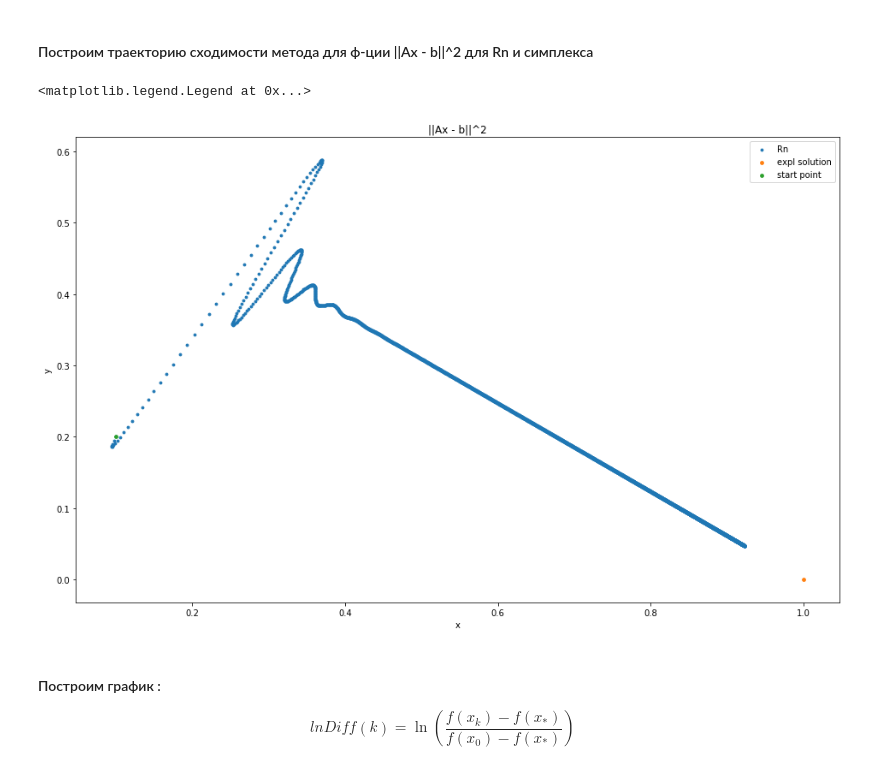
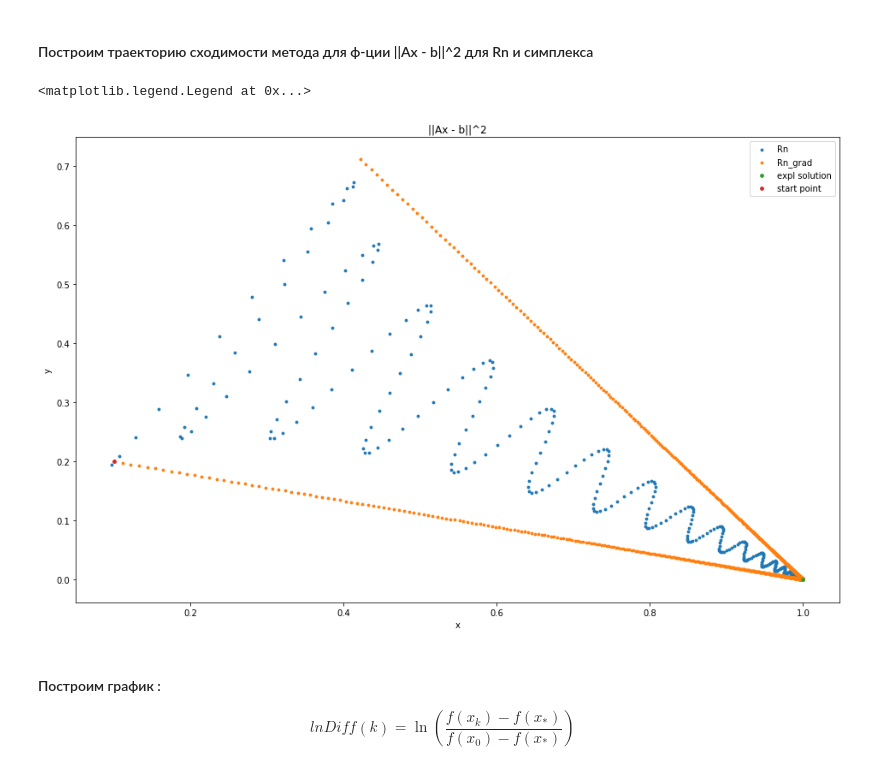
Before and after one commit to optimization673/io_grad_methods, a Jupyter notebook: report3.ipynb, the cells around one changed output. Drawn from its saved outputs; the diff is of its cells as text; code cells hidden in the pictures.

```diff
--- a/report3.ipynb
+++ b/report3.ipynb
@@ -13,7 +13,7 @@ plt.rcParams['figure.figsize'] = (13, 7)
 Y0     = 0
 # Alpha = 1/(2L)
 #ALPHA  = 1/72
-STEP   = 0.01
+STEP   = 0.15
 L = 36
 # %%
 #implementation
@@ -23,12 +23,14 @@ def FastDualAveraging(target, x0, eps, set_type = "rn", grad = approx_fprime, st
 
     grad_sum = np.zeros((len(x0),))
     zk = [x0]
+    xk = [x0]
 
     while True :
         index += 1
         y_old = y_new
         #x_k+1
         x_new = ALPHA(index)*y_old + (1 - ALPHA(index))*zk[index - 1]
+        xk.append(x_new)
         grad_sum += grad(x_new, target, 0.0000001)*step(index)
         #y_k+1 (шаг метода двойственных усреднений зависит от целевого множества)
         if set_type == "rn" :
@@ -42,7 +44,10 @@ def FastDualAveraging(target, x0, eps, set_type = "rn", grad = approx_fprime, st
         zk.append(ALPHA(index)*(y_old) + (1 - ALPHA(index))*zk[index - 1])
         #exit condition
         if norm(y_new - y_old, ord = 2) < eps :
-            return zk
+            return xk
+        #if norm(zk[index] - zk[index - 1], ord = 2) < eps :
+        #    return xk
+
 
 
 def Gradient(target, x0, eps, set_type = "rn", grad = approx_fprime, step = lambda k: STEP, ALPHA = lambda k: ((k+1)/(2*L))**-0.5):
@@ -86,22 +91,22 @@ def gradFunc2(x, func2, eps = 0) :
 # %%
 xk_rn      = FastDualAveraging(func1, x0_rn,  eps, set_type = "rn", grad = gradFunc1, ALPHA = lambda k: 1/(L))
 #xk_simplex = FastDualAveraging(func1, x0_smp, eps, set_type = "simplex", grad = gradFunc1)
-#xk_grad    = Gradient(func1, x0_rn, eps, set_type = "rn", grad = gradFunc1, ALPHA = lambda k: 1/L)
+xk_grad    = Gradient(func1, x0_rn, eps, set_type = "rn", grad = gradFunc1, ALPHA = lambda k: 1/(2*L))
 
 plt.scatter([xk_rn[i][0] for i in range(0, len(xk_rn))], [xk_rn[i][1] for i in range(0, len(xk_rn))], label = "Rn", s=8)
 #plt.scatter([xk_simplex[i][0] for i in range(0, len(xk_simplex))], [xk_simplex[i][1] for i in range(0, len(xk_simplex))], label = "simplex", s=8)
-#plt.scatter([xk_grad[i][0] for i in range(0, len(xk_grad))], [xk_grad[i][1] for i in range(0, len(xk_grad))], label = "Rn_grad", s=8)
+plt.scatter([xk_grad[i][0] for i in range(0, len(xk_grad))], [xk_grad[i][1] for i in range(0, len(xk_grad))], label = "Rn_grad", s=8)
 
 plt.scatter(x_expl[0], x_expl[1], label = "expl solution", s = 14)
 plt.scatter(x0_rn[0], x0_rn[1], label = "start point", s = 14)
 
 plt.xlabel("x")
 plt.ylabel("y")
 plt.title("||Ax - b||^2")
 plt.legend()
 # %% [output]
 <matplotlib.legend.Legend at 0x...>
-[figure, old version]
+[figure, new version]
 # %% [markdown]
 #### Построим график :
 $$lnDiff(k) = \ln\left(\frac{f(x_k) - f(x_*)}{f(x_0) - f(x_*)}\right)$$
```
Also changed, not shown: parts of 4 cells of this notebook.
